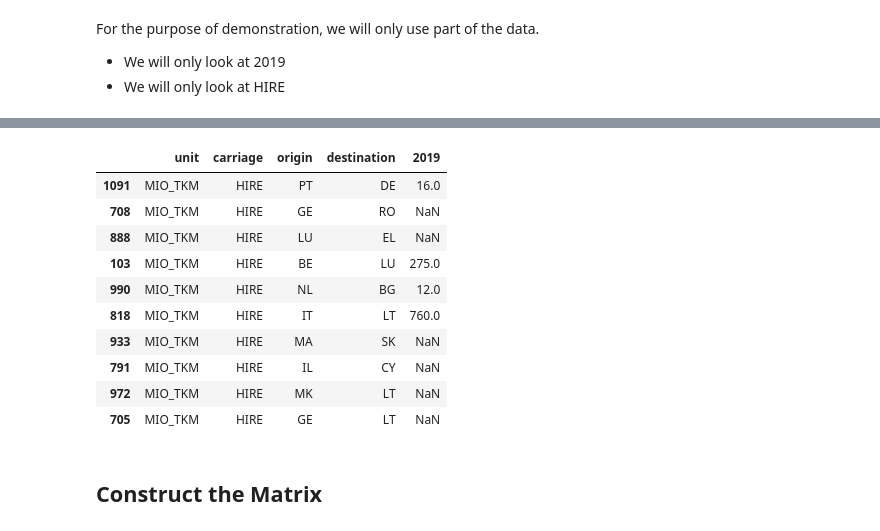
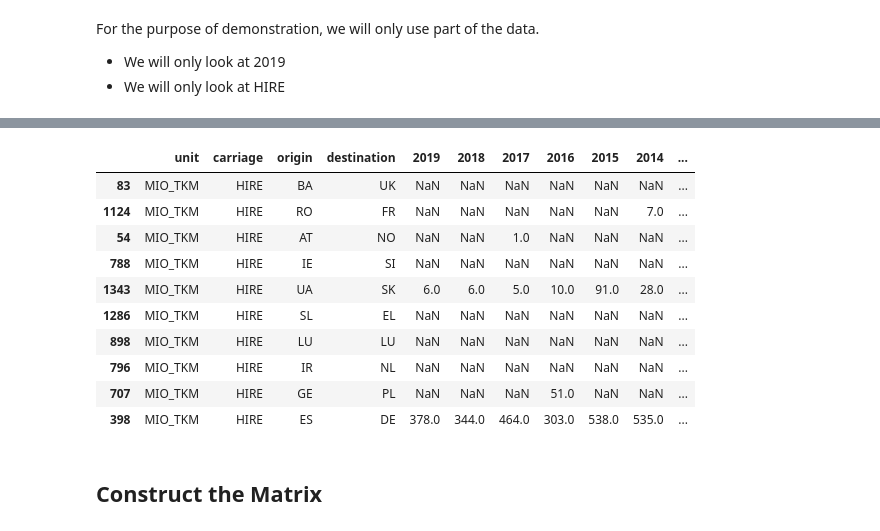
Before and after one commit to emptymalei/theflow-code, a Jupyter notebook: road_freight/european-road-freight.ipynb, the cells around one changed output, grey strips where cells are left out. Saved outputs shown, nothing was run; the diff lists cells and outputs as text; code cells hidden in the pictures.

```diff
--- a/road_freight/european-road-freight.ipynb
+++ b/road_freight/european-road-freight.ipynb
@@ -238,23 +208,25 @@ df_load_19_com
+# %%
+years = ['2019', '2018', '2017', '2016', '2015', '2014', '2013', '2012', '2011', '2010']
 # %%
-df_unload_19 = df_unload[['unit', 'carriage', 'origin', 'destination', '2019']]
+df_unload_19 = df_unload[['unit', 'carriage', 'origin', 'destination'] + years]
 df_unload_19_com = df_unload_19.loc[
     (
         df_unload_19.carriage == "HIRE"
     ) & (
         df_unload_19.origin.apply(lambda x: len(x)==2)
     )
 ]
 df_unload_19_com.sample(10)
 # %% [output]
-|  | unit | carriage | origin | destination | 2019 |
-| 1091 | MIO_TKM | HIRE | PT | DE | 16.0 |
-| 708 | MIO_TKM | HIRE | GE | RO | NaN |
-| 888 | MIO_TKM | HIRE | LU | EL | NaN |
-| 103 | MIO_TKM | HIRE | BE | LU | 275.0 |
-| 990 | MIO_TKM | HIRE | NL | BG | 12.0 |
-| 818 | MIO_TKM | HIRE | IT | LT | 760.0 |
-| 933 | MIO_TKM | HIRE | MA | SK | NaN |
-| 791 | MIO_TKM | HIRE | IL | CY | NaN |
-| 972 | MIO_TKM | HIRE | MK | LT | NaN |
-| 705 | MIO_TKM | HIRE | GE | LT | NaN |
+|  | unit | carriage | origin | destination | 2019 | 2018 | 2017 | 2016 | 2015 | 2014 | ... |
+| 83 | MIO_TKM | HIRE | BA | UK | NaN | NaN | NaN | NaN | NaN | NaN | ... |
+| 1124 | MIO_TKM | HIRE | RO | FR | NaN | NaN | NaN | NaN | NaN | 7.0 | ... |
+| 54 | MIO_TKM | HIRE | AT | NO | NaN | NaN | 1.0 | NaN | NaN | NaN | ... |
+| 788 | MIO_TKM | HIRE | IE | SI | NaN | NaN | NaN | NaN | NaN | NaN | ... |
+| 1343 | MIO_TKM | HIRE | UA | SK | 6.0 | 6.0 | 5.0 | 10.0 | 91.0 | 28.0 | ... |
+| 1286 | MIO_TKM | HIRE | SL | EL | NaN | NaN | NaN | NaN | NaN | NaN | ... |
+| 898 | MIO_TKM | HIRE | LU | LU | NaN | NaN | NaN | NaN | NaN | NaN | ... |
+| 796 | MIO_TKM | HIRE | IR | NL | NaN | NaN | NaN | NaN | NaN | NaN | ... |
+| 707 | MIO_TKM | HIRE | GE | PL | NaN | NaN | NaN | 51.0 | NaN | NaN | ... |
+| 398 | MIO_TKM | HIRE | ES | DE | 378.0 | 344.0 | 464.0 | 303.0 | 538.0 | 535.0 | ... |
 # %%
```
Also changed, not shown: parts of 73 cells of this notebook, 3 other files.
